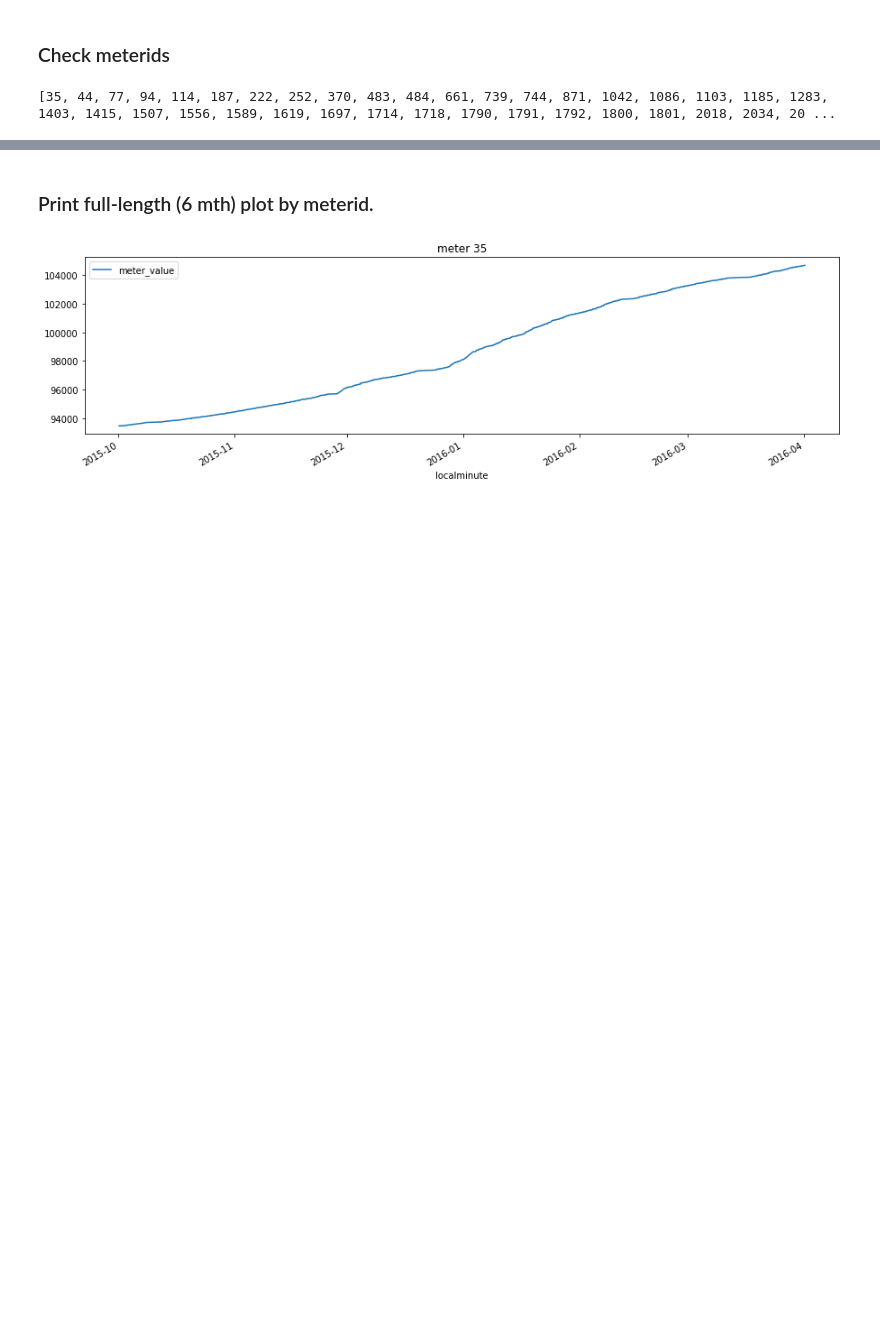
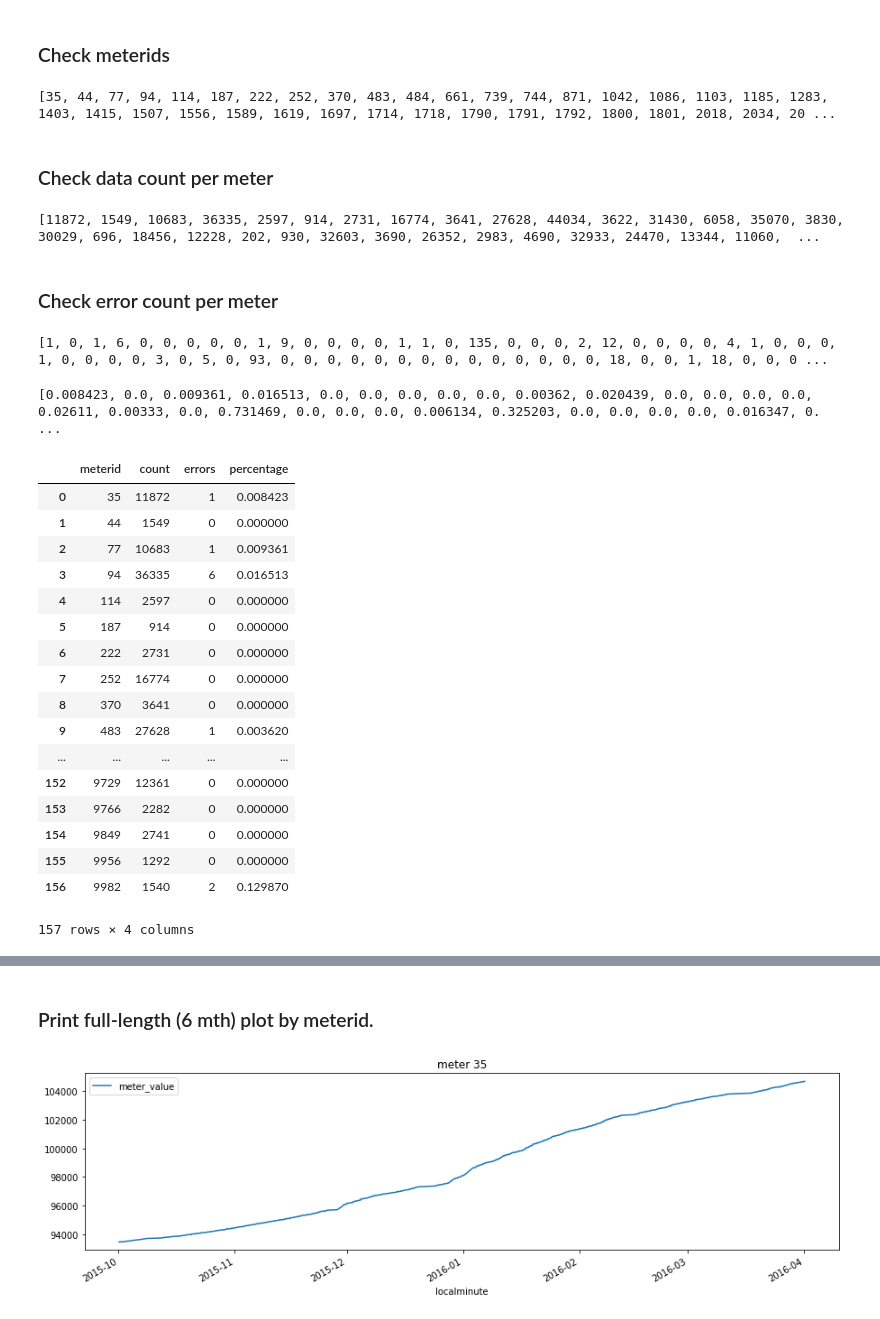
Before and after one commit to melvintzw/ee4211, a Jupyter notebook: exploration_mel.ipynb, the cells around one changed output, grey strips where cells are left out. Cells and saved outputs as stored; diff of their text form; code cells hidden in the pictures; blank space fills up the shorter version.

Commit message:
added drop error rate for cumulative meter reading and reading count

```diff
--- a/exploration_mel.ipynb
+++ b/exploration_mel.ipynb
@@ -51,4 +51,5 @@ keys = groups.groups.keys()  # keys: an iterable of dataids or meter ids
 # check if each group (grouped by meter id) is sorted in ascending order by datetime.
 for key in keys:
     df_i = groups.get_group(key)
-    print(df_i.index.is_monotonic_increasing)
+    if df_i.index.is_monotonic_increasing is False:
+        print(key)
@@ -77,3 +60,69 @@ keys_list = list(keys)
 print(keys_list)
 # %% [output]
 [35, 44, 77, 94, 114, 187, 222, 252, 370, 483, 484, 661, 739, 744, 871, 1042, 1086, 1103, 1185, 1283, 1403, 1415, 1507, 1556, 1589, 1619, 1697, 1714, 1718, 1790, 1791, 1792, 1800, 1801, 2018, 2034, 20 ...
+# %% [markdown]
+### Check data count per meter
+# %%
+count_list = []
+for key in keys_list:
+    df_i = groups.get_group(key)
+    count_list.append(len(df_i.index))
+
+print(count_list)
+# %% [output]
+[11872, 1549, 10683, 36335, 2597, 914, 2731, 16774, 3641, 27628, 44034, 3622, 31430, 6058, 35070, 3830, 30029, 696, 18456, 12228, 202, 930, 32603, 3690, 26352, 2983, 4690, 32933, 24470, 13344, 11060,  ...
+# %% [markdown]
+### Check error count per meter
+# %%
+error_count_list = []
+for key in keys_list:
+    df_i = groups.get_group(key)
+    prev_meter_value = 0
+    error_count = 0
+    for i in range(len(df_i.index)):
+        curr_meter_value = df_i.iloc[i][1]
+        if i is 0:
+            prev_meter_value = curr_meter_value
+        else:
+            if curr_meter_value < prev_meter_value:
+                error_count += 1
+            prev_meter_value = curr_meter_value
+    error_count_list.append(error_count)
+
+print(error_count_list)
+# %% [output]
+[1, 0, 1, 6, 0, 0, 0, 0, 0, 1, 9, 0, 0, 0, 0, 1, 1, 0, 135, 0, 0, 0, 2, 12, 0, 0, 0, 0, 4, 1, 0, 0, 0, 1, 0, 0, 0, 0, 3, 0, 5, 0, 93, 0, 0, 0, 0, 0, 0, 0, 0, 0, 0, 0, 0, 0, 0, 18, 0, 0, 1, 18, 0, 0, 0 ...
+# %%
+percent_error_list = []
+for i in range(157):
+    percent_error = round(error_count_list[i] / count_list[i] * 100, 6)
+    percent_error_list.append(percent_error)
+
+print(percent_error_list)
+# %% [output]
+[0.008423, 0.0, 0.009361, 0.016513, 0.0, 0.0, 0.0, 0.0, 0.0, 0.00362, 0.020439, 0.0, 0.0, 0.0, 0.0, 0.02611, 0.00333, 0.0, 0.731469, 0.0, 0.0, 0.0, 0.006134, 0.325203, 0.0, 0.0, 0.0, 0.0, 0.016347, 0. ...
+# %%
+df_error_metric = pd.DataFrame(keys_list, columns=['meterid'])
+df_error_metric = df_error_metric.assign(count=count_list)
+df_error_metric = df_error_metric.assign(errors=error_count_list)
+df_error_metric = df_error_metric.assign(percentage=percent_error_list)
+df_error_metric
+# %% [output]
+|  | meterid | count | errors | percentage |
+| 0 | 35 | 11872 | 1 | 0.008423 |
+| 1 | 44 | 1549 | 0 | 0.000000 |
+| 2 | 77 | 10683 | 1 | 0.009361 |
+| 3 | 94 | 36335 | 6 | 0.016513 |
+| 4 | 114 | 2597 | 0 | 0.000000 |
+| 5 | 187 | 914 | 0 | 0.000000 |
+| 6 | 222 | 2731 | 0 | 0.000000 |
+| 7 | 252 | 16774 | 0 | 0.000000 |
+| 8 | 370 | 3641 | 0 | 0.000000 |
+| 9 | 483 | 27628 | 1 | 0.003620 |
+| ... | ... | ... | ... | ... |
+| 152 | 9729 | 12361 | 0 | 0.000000 |
+| 153 | 9766 | 2282 | 0 | 0.000000 |
+| 154 | 9849 | 2741 | 0 | 0.000000 |
+| 155 | 9956 | 1292 | 0 | 0.000000 |
+| 156 | 9982 | 1540 | 2 | 0.129870 |
+157 rows × 4 columns
```
Also changed, not shown: parts of 6 cells of this notebook.
